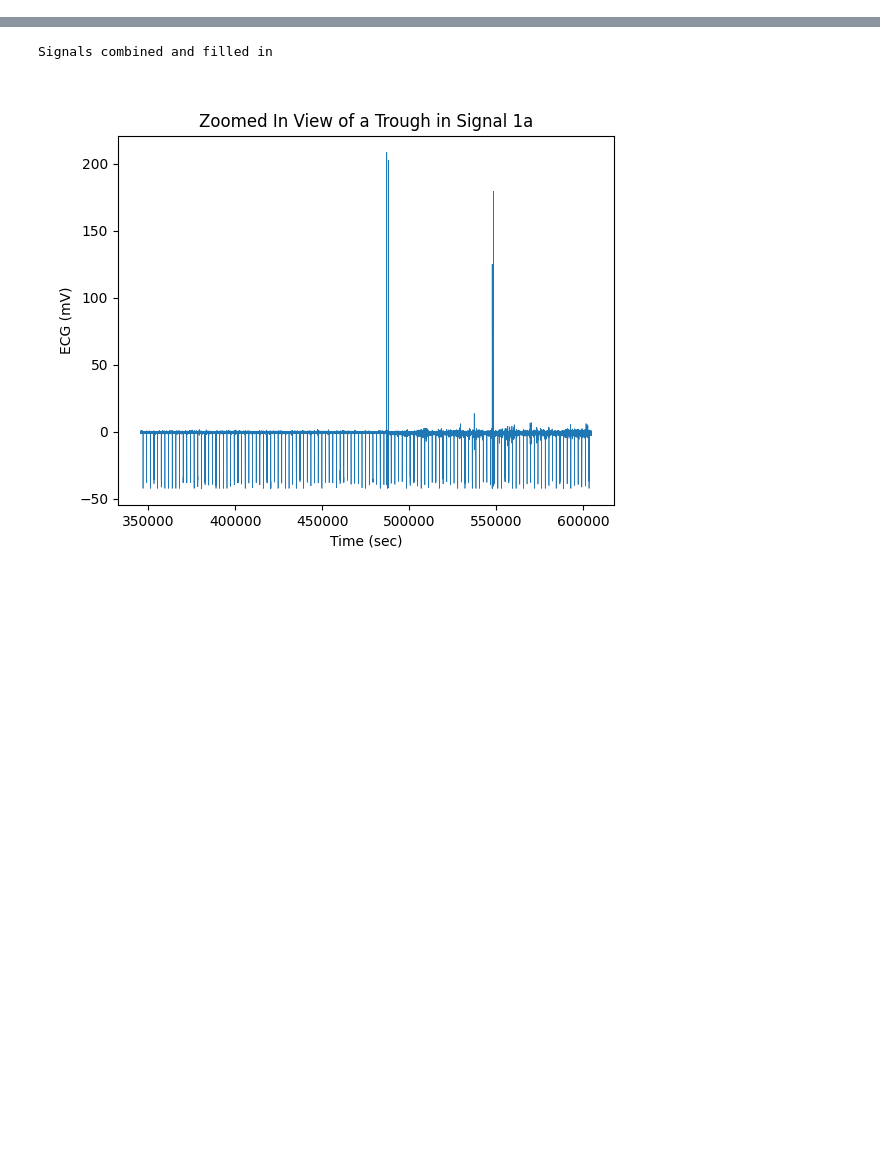
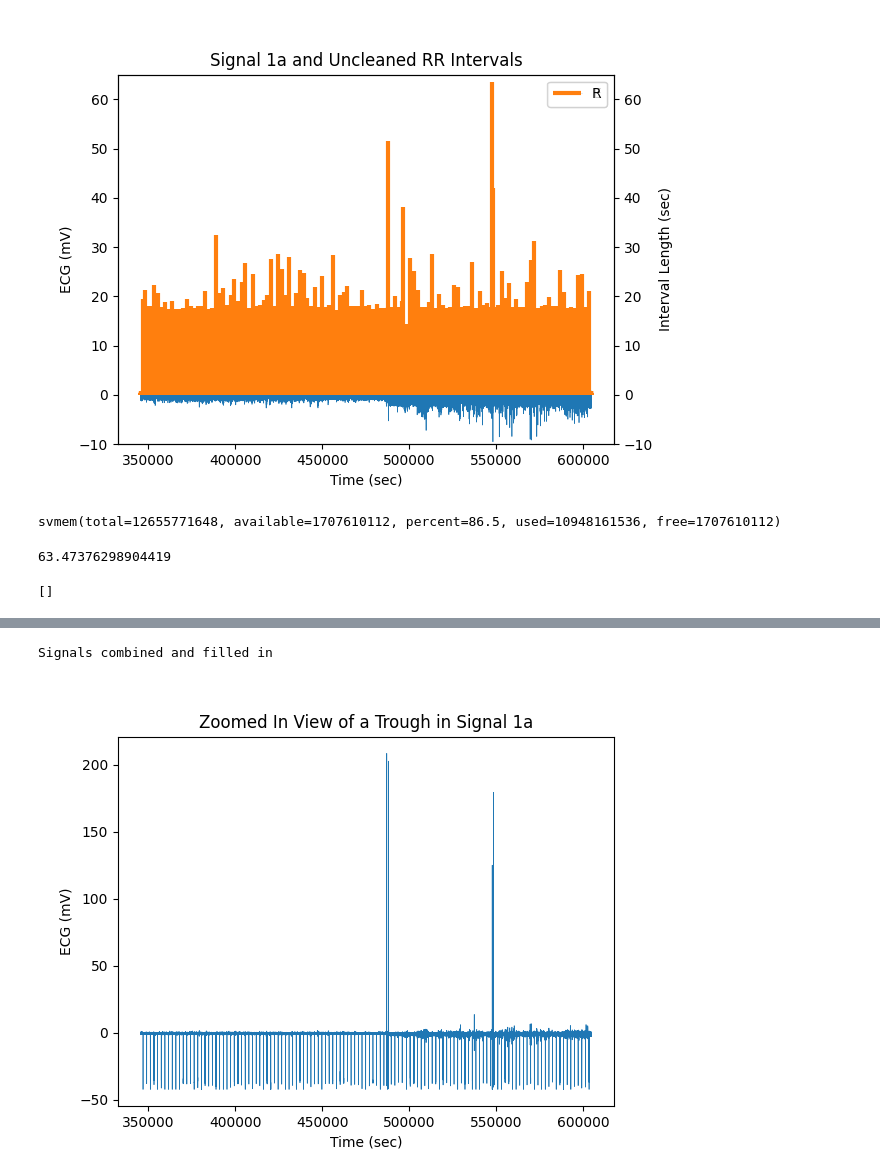
Before and after one commit to aidanlokeeffe/nicu_hrv_analysis, a Jupyter notebook: notebooks2/02-pipeline-visualizations.ipynb, the cells around one changed output, grey strips where cells are left out. Drawn from its saved outputs; the diff is of its cells as text; code cells hidden in the pictures; blank space fills up the shorter version.

```diff
--- a/notebooks2/02-pipeline-visualizations.ipynb
+++ b/notebooks2/02-pipeline-visualizations.ipynb
@@ -18,3 +129,50 @@ svmem(total=12655771648, available=7988166656, percent=36.9, used=4667604992, fr
+# %%
+fig, ax1 = plt.subplots()
+
+ax2 = ax1.twinx()
+
+ax1.plot(df["time"], signal, color = "C0", linewidth=0.5)
+
+
+ax2.set_ylim(ax1.get_ylim())
+ax2.vlines(df_rr["time"], 0, df_rr["interval"], color="C1", linewidth=3)
+ax2.set_ylim([-10, 65])
+ax1.set_ylim([-10, 65])
+
+ax1.set_xlabel("Time (sec)")
+ax1.set_ylabel("ECG (mV)")
+ax2.set_ylabel("Interval Length (sec)")
+ax1.set_title("Signal 1a and Uncleaned RR Intervals")
+
+lines_1, labels_1 = ax1.get_legend_handles_labels()
+lines_2, labels_2 = ax2.get_legend_handles_labels()
+
+lines = lines_1 + lines_2
+labels = labels_1 + labels_2
+
+#ax2.legend(lines, labels, loc="upper left")
+ax1.legend("ECG",loc="upper left")
+ax2.legend("RR Intervals",loc="upper left")
+
+
+
+plt.show()
+# %% [output]
+[figure, added]
+# %%
+virtual_memory()
+# %% [output]
+svmem(total=12655771648, available=1707610112, percent=86.5, used=10948161536, free=1707610112)
+# %%
+filt = ~df_rr["interval"].isna()
+m = max(df_rr["interval"].loc[filt])
+print(m)
+# %% [output]
+63.47376298904419
+# %%
+lines_1
+# %% [output]
+[]
 # %%
 # Figure 8: a stream of QRS complexes
 # %%
```
Also changed, not shown: parts of 15 cells of this notebook, 16 other files.
